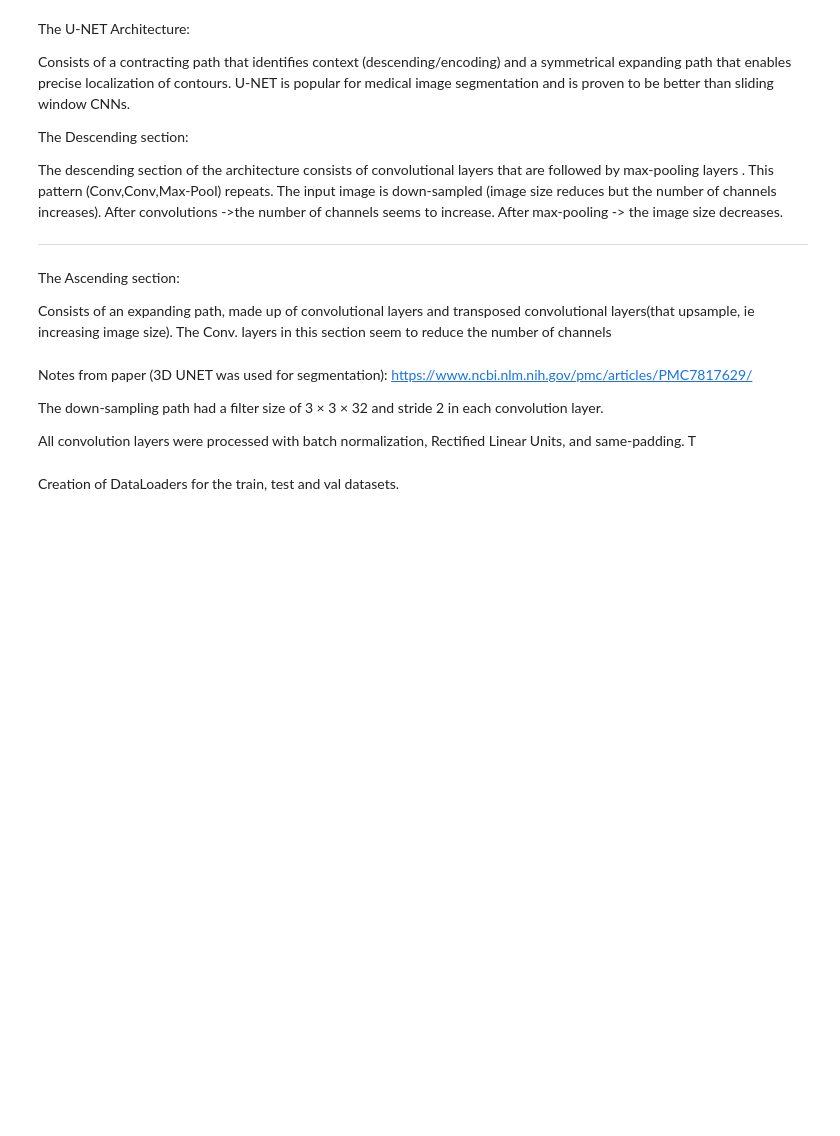
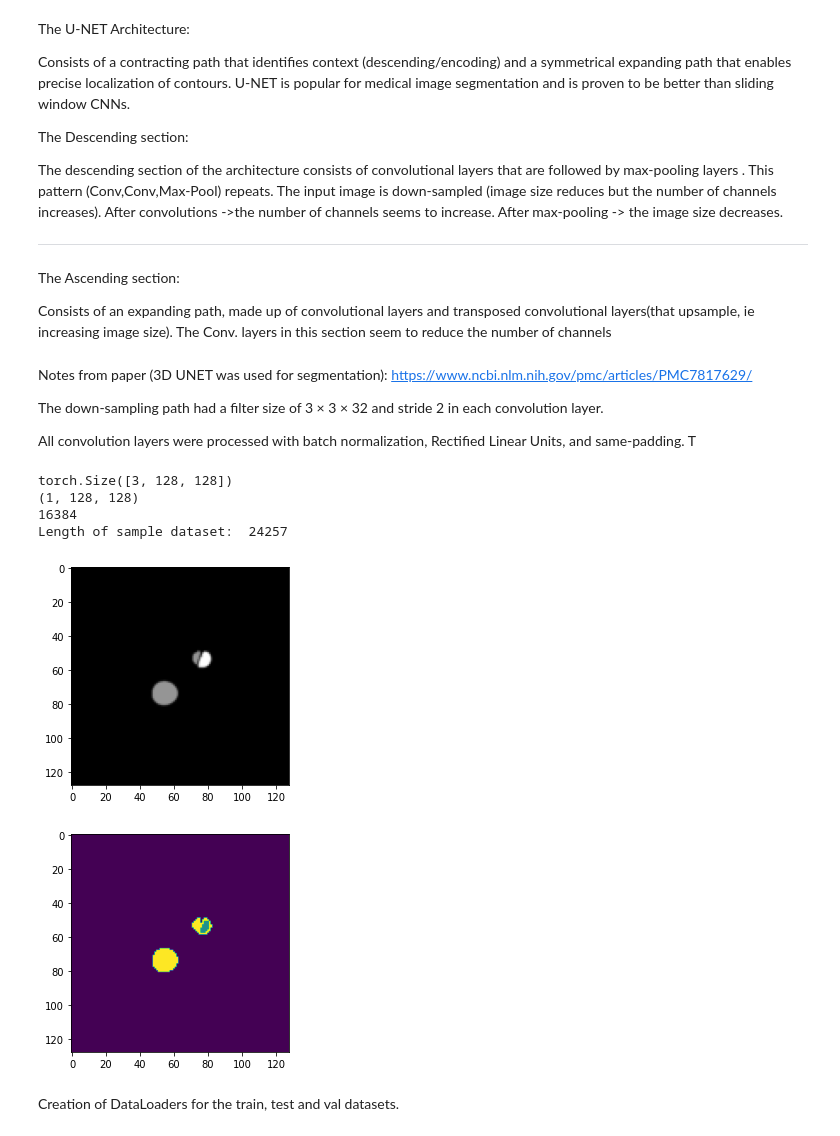
Before and after one commit to STRMNGnwo/Final-Year-Project, a Jupyter notebook: FYP_UNETmodel.ipynb, the cells around one changed output. Saved outputs shown, nothing was run; the diff lists cells and outputs as text; code cells hidden in the pictures; blank space fills up the shorter version.

```diff
--- a/FYP_UNETmodel.ipynb
+++ b/FYP_UNETmodel.ipynb
@@ -363,60 +387,55 @@ pyplot.show()
 # %%
-# one of the papers used images of size 128*128 (may need to do a resize transform)
-image_height=128
-image_width=128
-train_path="./Prepared_Dataset/train"
-val_path="./Prepared_Dataset/val"
-test_path="./Prepared_Dataset/test"
-#sample_path="/content/drive/MyDrive/FYP-Aortic_Dissection_Segmentation/Sample_Images_And_Masks"
+from matplotlib import image
+from matplotlib import pyplot
+train_path="/content/Prepared_Dataset/train"
+val_path="/content/Prepared_Dataset/val"
+test_path="/content/Prepared_Dataset/test"
 
+sample_path="/content/SampleTrain"
 
 #specifying transforms-> increasing contrast in the image and converting it to a Tensor
-train_transforms=transforms.Compose([transforms.Resize((image_height,image_width)),transforms.ToTensor()])
-val_transforms=transforms.Compose([transforms.Resize((image_height,image_width)),transforms.ToTensor()])
-test_transforms=transforms.Compose([transforms.Resize((image_height,image_width)),transforms.ToTensor()])
+train_transforms=transforms.Compose([transforms.Resize((128,128)),transforms.ToTensor()])
+val_transforms=transforms.Compose([transforms.ToTensor()])
+test_transforms=transforms.Compose([transforms.ToTensor()])
 
 #Setting up Custom Datasets and converting appropriate images to Tensors.
+
 train_dataset= CTADataset(os.path.join(train_path,"images"),os.path.join(train_path,"masks"),transform=train_transforms)
 val_dataset= CTADataset(os.path.join(val_path,"images"),os.path.join(val_path,"masks"),transform=val_transforms)
 test_dataset=CTADataset(os.path.join(test_path,"images"),os.path.join(test_path,"masks"),transform=test_transforms)
 
 #sample_dataset=CTADataset(os.path.join(sample_path,"images"),os.path.join(sample_path,"masks"),transform=train_transforms)
 
-##getting a sample image and mask from an arbitrary patient and displaying it.
-#train_sampleimage,train_samplemask,imagePath,maskPath=train_dataset.__getitem__(10)
+#getting a sample image and mask from an arbitrary patient and displaying it.
+# target_map is the semantically segmented ground truth to be used in loss func
+train_sampleimage,train_samplemask,imagePath,maskPath,target_map=train_dataset.__getitem__(980)
 
-#visualiser_colab(train_sampleimage)
-#visualiser_colab(train_samplemask)
+print(train_sampleimage.shape)
+# image_np= np.asarray(train_sampleimage)
 
-sample_image,sample_mask,imagePath,maskPath=train_dataset.__getitem__(150)
+# print(image_np.size)
+print(target_map.shape)
+print(target_map.size)
 
-print(imagePath)
-print(maskPath)
-visualiser_sample(sample_image)
-visualiser_sample(sample_mask)
 
-torch.set_printoptions(threshold=1000000)
-print("mask tensor shape",sample_mask.shape)
-print("mask tensor:")
-#print(sample_mask[0][:][:])
+print("Length of sample dataset: ",train_dataset.__len__())
+# visualiser_sample(train_sampleimage)
+# visualiser_sample(train_samplemask)
 
-# print("mask non-zero indexes in channel 0:")
-# print(torch.nonzero(sample_mask[0][:][:]))
-# print("mask non-zero indexes in channel 1")
-# print(torch.nonzero(sample_mask[1][:][:]))
-# print("mask non-zero indexes in channel 2")
-# print(torch.nonzero(sample_mask[2][:][:]))
+pyplot.imshow(train_samplemask.permute(1,2,0))
+pyplot.show()
 
-print(torch.equal(torch.nonzero(sample_mask[0][:][:]),(torch.nonzero(sample_mask[1][:][:]))))
+#for pyplot to show image, it must be in format: width,height. target map-> channel, width, height
+pyplot.imshow(np.squeeze(target_map)) #squeeze removes the channel dimension as its just 1
 
-print(torch.equal(torch.nonzero(sample_mask[0][:][:]),(torch.nonzero(sample_mask[2][:][:]))))
-
-print(torch.equal(torch.nonzero(sample_mask[1][:][:]),(torch.nonzero(sample_mask[2][:][:]))))
-
-#NOTE: After testing above, pixels in all 3 channels seem to have the same values.
-#Does that defeat the num_maskchannels = number_of_classes hypothesis?.
-#Probably does as pixel values in channel 0 being 1 don't correspond to those pixels belonging to class 0.
-#if the above was the case, 3 channels wouldn't be equal as they'd have 1s in different places.
+pyplot.show()
+# %% [output]
+torch.Size([3, 128, 128])
+(1, 128, 128)
+16384
+Length of sample dataset:  24257
+[figure, added]
+[figure, added]
 # %% [markdown]
 Creation of DataLoaders for the train, test and val datasets.
 # %%
```
Also changed, not shown: parts of 19 cells of this notebook.
